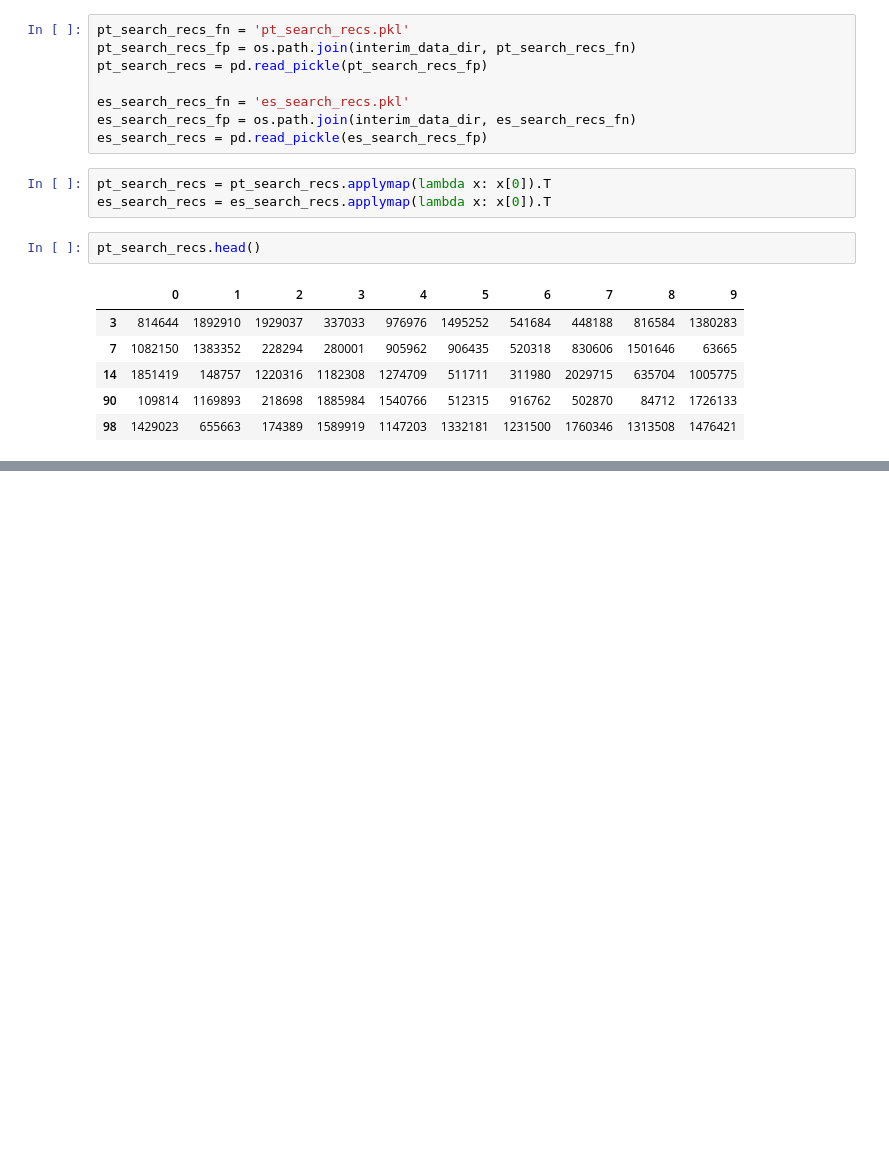
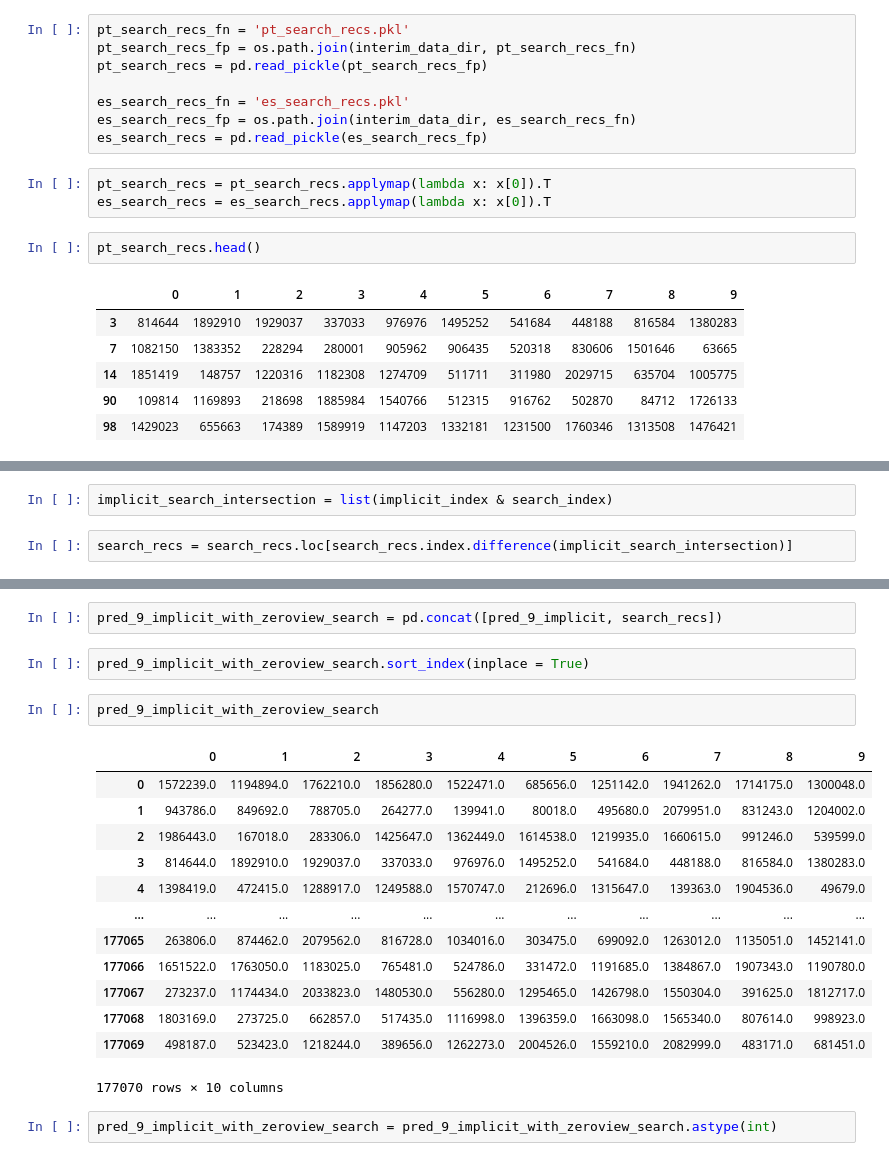
Before and after one commit to hitoshinagano/MercadoLibre_2020, a Jupyter notebook: notebooks/blender_implicit_with_search.ipynb, the cells around one changed output, grey strips where cells are left out. Drawn from its saved outputs; the diff is of its cells as text; blank space fills up the shorter version.

```diff
--- a/notebooks/blender_implicit_with_search.ipynb
+++ b/notebooks/blender_implicit_with_search.ipynb
@@ -337,0 +401,4 @@ es_pred_9
+# %%
+implicit_search_intersection = list(implicit_index & search_index)
+# %%
+search_recs = search_recs.loc[search_recs.index.difference(implicit_search_intersection)]
@@ -337,0 +421,22 @@ es_pred_9
+# %%
+pred_9_implicit_with_zeroview_search = pd.concat([pred_9_implicit, search_recs])
+# %%
+pred_9_implicit_with_zeroview_search.sort_index(inplace = True)
+# %%
+pred_9_implicit_with_zeroview_search
+# %% [output]
+|  | 0 | 1 | 2 | 3 | 4 | 5 | 6 | 7 | 8 | 9 |
+| 0 | 1572239.0 | 1194894.0 | 1762210.0 | 1856280.0 | 1522471.0 | 685656.0 | 1251142.0 | 1941262.0 | 1714175.0 | 1300048.0 |
+| 1 | 943786.0 | 849692.0 | 788705.0 | 264277.0 | 139941.0 | 80018.0 | 495680.0 | 2079951.0 | 831243.0 | 1204002.0 |
+| 2 | 1986443.0 | 167018.0 | 283306.0 | 1425647.0 | 1362449.0 | 1614538.0 | 1219935.0 | 1660615.0 | 991246.0 | 539599.0 |
+| 3 | 814644.0 | 1892910.0 | 1929037.0 | 337033.0 | 976976.0 | 1495252.0 | 541684.0 | 448188.0 | 816584.0 | 1380283.0 |
+| 4 | 1398419.0 | 472415.0 | 1288917.0 | 1249588.0 | 1570747.0 | 212696.0 | 1315647.0 | 139363.0 | 1904536.0 | 49679.0 |
+| ... | ... | ... | ... | ... | ... | ... | ... | ... | ... | ... |
+| 177065 | 263806.0 | 874462.0 | 2079562.0 | 816728.0 | 1034016.0 | 303475.0 | 699092.0 | 1263012.0 | 1135051.0 | 1452141.0 |
+| 177066 | 1651522.0 | 1763050.0 | 1183025.0 | 765481.0 | 524786.0 | 331472.0 | 1191685.0 | 1384867.0 | 1907343.0 | 1190780.0 |
+| 177067 | 273237.0 | 1174434.0 | 2033823.0 | 1480530.0 | 556280.0 | 1295465.0 | 1426798.0 | 1550304.0 | 391625.0 | 1812717.0 |
+| 177068 | 1803169.0 | 273725.0 | 662857.0 | 517435.0 | 1116998.0 | 1396359.0 | 1663098.0 | 1565340.0 | 807614.0 | 998923.0 |
+| 177069 | 498187.0 | 523423.0 | 1218244.0 | 389656.0 | 1262273.0 | 2004526.0 | 1559210.0 | 2082999.0 | 483171.0 | 681451.0 |
+177070 rows × 10 columns
+# %%
+pred_9_implicit_with_zeroview_search = pred_9_implicit_with_zeroview_search.astype(int)
```
Also changed, not shown: parts of 21 cells of this notebook.
